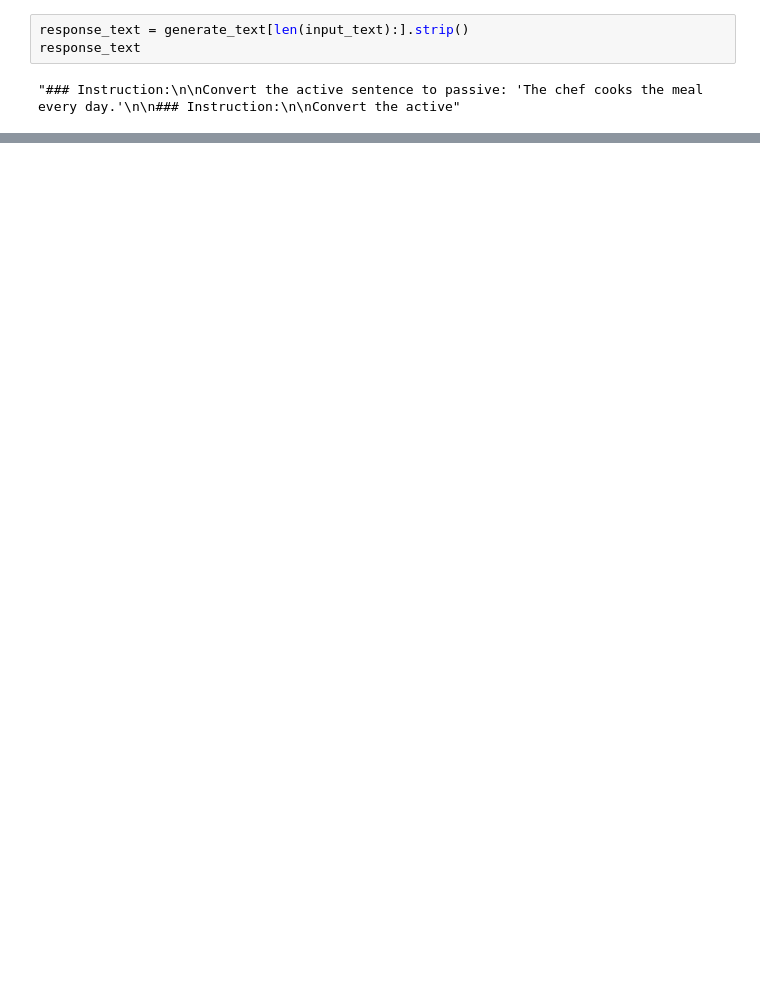
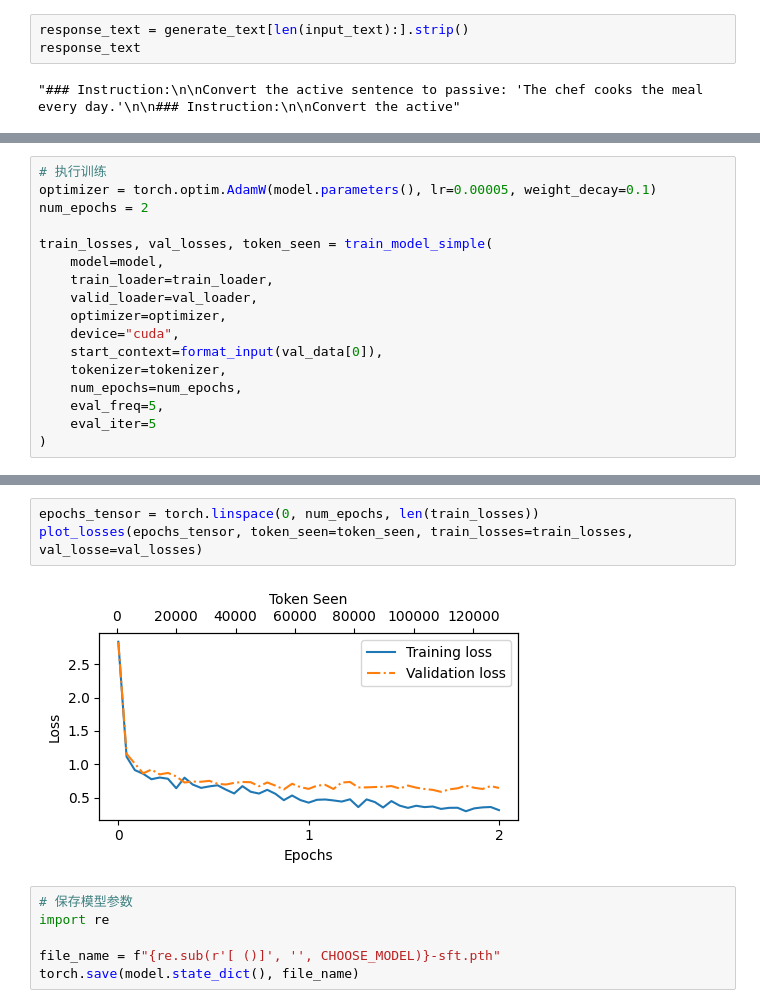
Before and after one commit to Jaachimsthal/gpt2-with-classifier-and-instruction, a Jupyter notebook: instruction_fine_tuning.ipynb, the cells around one changed output, grey strips where cells are left out. Saved outputs shown, nothing was run; the diff lists cells and outputs as text; blank space fills up the shorter version.

```diff
--- a/instruction_fine_tuning.ipynb
+++ b/instruction_fine_tuning.ipynb
@@ -301,0 +297,17 @@ response_text
+# %%
+# 执行训练
+optimizer = torch.optim.AdamW(model.parameters(), lr=0.00005, weight_decay=0.1)
+num_epochs = 2
+
+train_losses, val_losses, token_seen = train_model_simple(
+    model=model,
+    train_loader=train_loader,
+    valid_loader=val_loader,
+    optimizer=optimizer,
+    device="cuda",
+    start_context=format_input(val_data[0]),
+    tokenizer=tokenizer,
+    num_epochs=num_epochs,
+    eval_freq=5,
+    eval_iter=5
+)
@@ -301,0 +332,11 @@ response_text
+# %%
+epochs_tensor = torch.linspace(0, num_epochs, len(train_losses))
+plot_losses(epochs_tensor, token_seen=token_seen, train_losses=train_losses, val_losse=val_losses)
+# %% [output]
+[figure, added]
+# %%
+# 保存模型参数
+import re
+
+file_name = f"{re.sub(r'[ ()]', '', CHOOSE_MODEL)}-sft.pth"
+torch.save(model.state_dict(), file_name)
```
Also changed, not shown: parts of 4 cells of this notebook, 1 other file.
